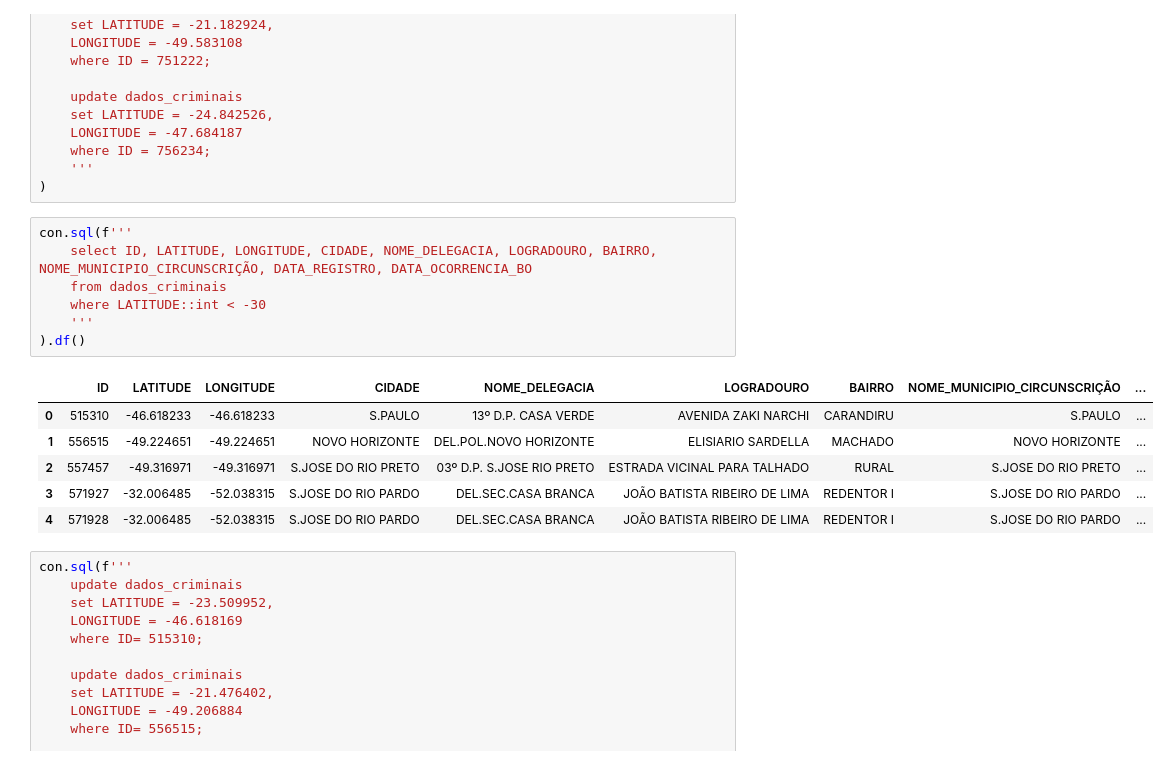
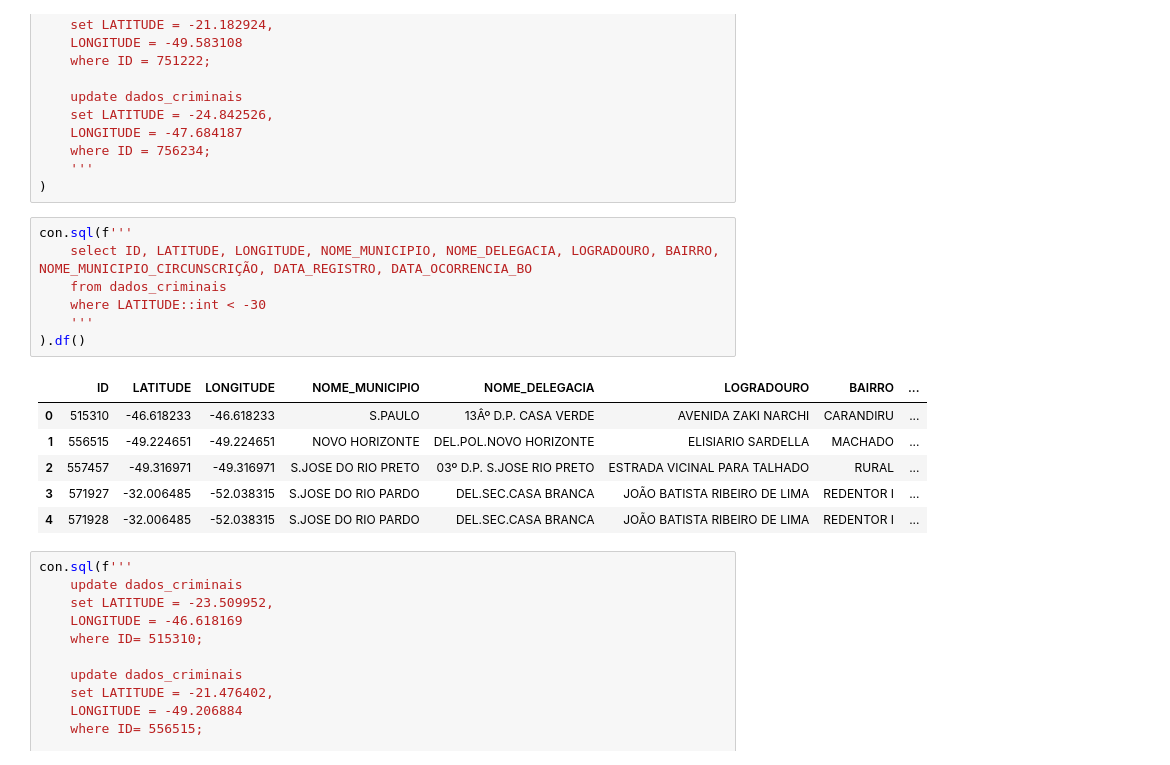
Before and after one commit to mapassos/sp-2024-crime-data-analysis, a Jupyter notebook: analise_dados_criminais_2024.ipynb, the cells around one changed output. Drawn from its saved outputs; the diff is of its cells as text.

```diff
--- a/analise_dados_criminais_2024.ipynb
+++ b/analise_dados_criminais_2024.ipynb
@@ -1952,18 +2064,18 @@ con.sql(f'''
 )
 # %%
 con.sql(f'''
-    select ID, LATITUDE, LONGITUDE, CIDADE, NOME_DELEGACIA, LOGRADOURO, BAIRRO, NOME_MUNICIPIO_CIRCUNSCRIÇÃO, DATA_REGISTRO, DATA_OCORRENCIA_BO
+    select ID, LATITUDE, LONGITUDE, NOME_MUNICIPIO, NOME_DELEGACIA, LOGRADOURO, BAIRRO, NOME_MUNICIPIO_CIRCUNSCRIÇÃO, DATA_REGISTRO, DATA_OCORRENCIA_BO
     from dados_criminais
     where LATITUDE::int < -30
     '''
 ).df()
 # %% [output]
-|  | ID | LATITUDE | LONGITUDE | CIDADE | NOME_DELEGACIA | LOGRADOURO | BAIRRO | NOME_MUNICIPIO_CIRCUNSCRIÇÃO | ... |
-| 0 | 515310 | -46.618233 | -46.618233 | S.PAULO | 13º D.P. CASA VERDE | AVENIDA ZAKI NARCHI | CARANDIRU | S.PAULO | ... |
-| 1 | 556515 | -49.224651 | -49.224651 | NOVO HORIZONTE | DEL.POL.NOVO HORIZONTE | ELISIARIO SARDELLA | MACHADO | NOVO HORIZONTE | ... |
-| 2 | 557457 | -49.316971 | -49.316971 | S.JOSE DO RIO PRETO | 03º D.P. S.JOSE RIO PRETO | ESTRADA VICINAL PARA TALHADO | RURAL | S.JOSE DO RIO PRETO | ... |
-| 3 | 571927 | -32.006485 | -52.038315 | S.JOSE DO RIO PARDO | DEL.SEC.CASA BRANCA | JOÃO BATISTA RIBEIRO DE LIMA | REDENTOR I | S.JOSE DO RIO PARDO | ... |
-| 4 | 571928 | -32.006485 | -52.038315 | S.JOSE DO RIO PARDO | DEL.SEC.CASA BRANCA | JOÃO BATISTA RIBEIRO DE LIMA | REDENTOR I | S.JOSE DO RIO PARDO | ... |
+|  | ID | LATITUDE | LONGITUDE | NOME_MUNICIPIO | NOME_DELEGACIA | LOGRADOURO | BAIRRO | ... |
+| 0 | 515310 | -46.618233 | -46.618233 | S.PAULO | 13Âº D.P. CASA VERDE | AVENIDA ZAKI NARCHI | CARANDIRU | ... |
+| 1 | 556515 | -49.224651 | -49.224651 | NOVO HORIZONTE | DEL.POL.NOVO HORIZONTE | ELISIARIO SARDELLA | MACHADO | ... |
+| 2 | 557457 | -49.316971 | -49.316971 | S.JOSE DO RIO PRETO | 03º D.P. S.JOSE RIO PRETO | ESTRADA VICINAL PARA TALHADO | RURAL | ... |
+| 3 | 571927 | -32.006485 | -52.038315 | S.JOSE DO RIO PARDO | DEL.SEC.CASA BRANCA | JOÃO BATISTA RIBEIRO DE LIMA | REDENTOR I | ... |
+| 4 | 571928 | -32.006485 | -52.038315 | S.JOSE DO RIO PARDO | DEL.SEC.CASA BRANCA | JOÃO BATISTA RIBEIRO DE LIMA | REDENTOR I | ... |
 # %%
 con.sql(f'''
     update dados_criminais
```
Also changed, not shown: parts of 162 cells of this notebook, 1 other file.
